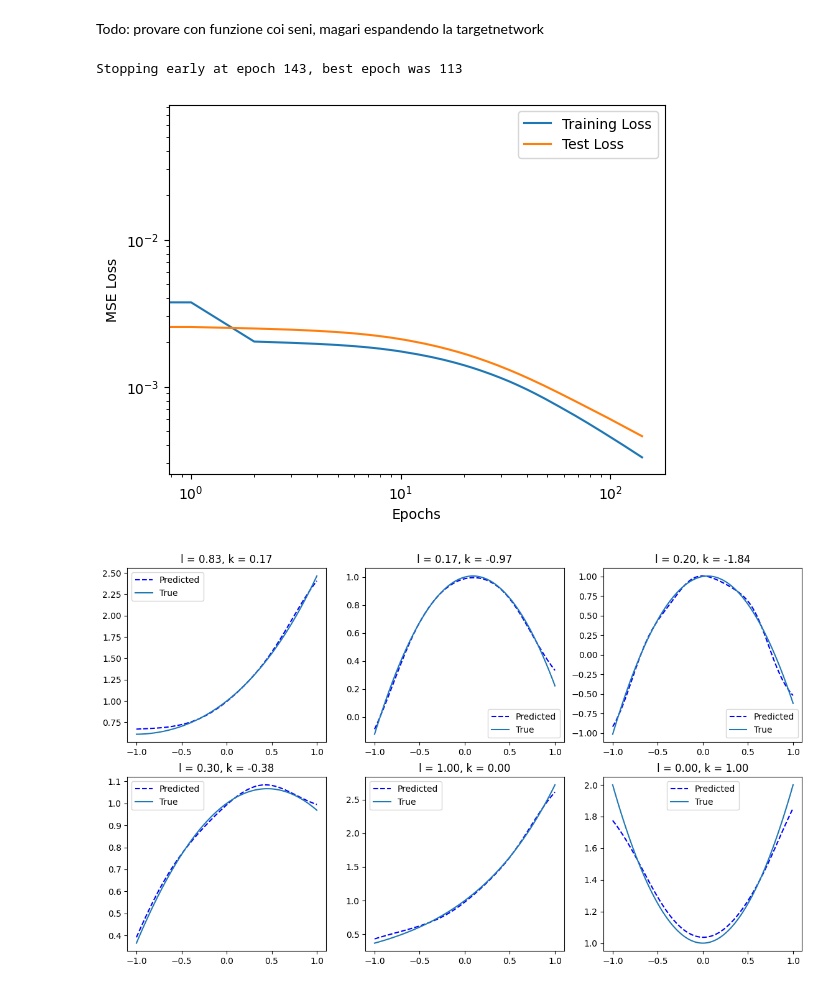
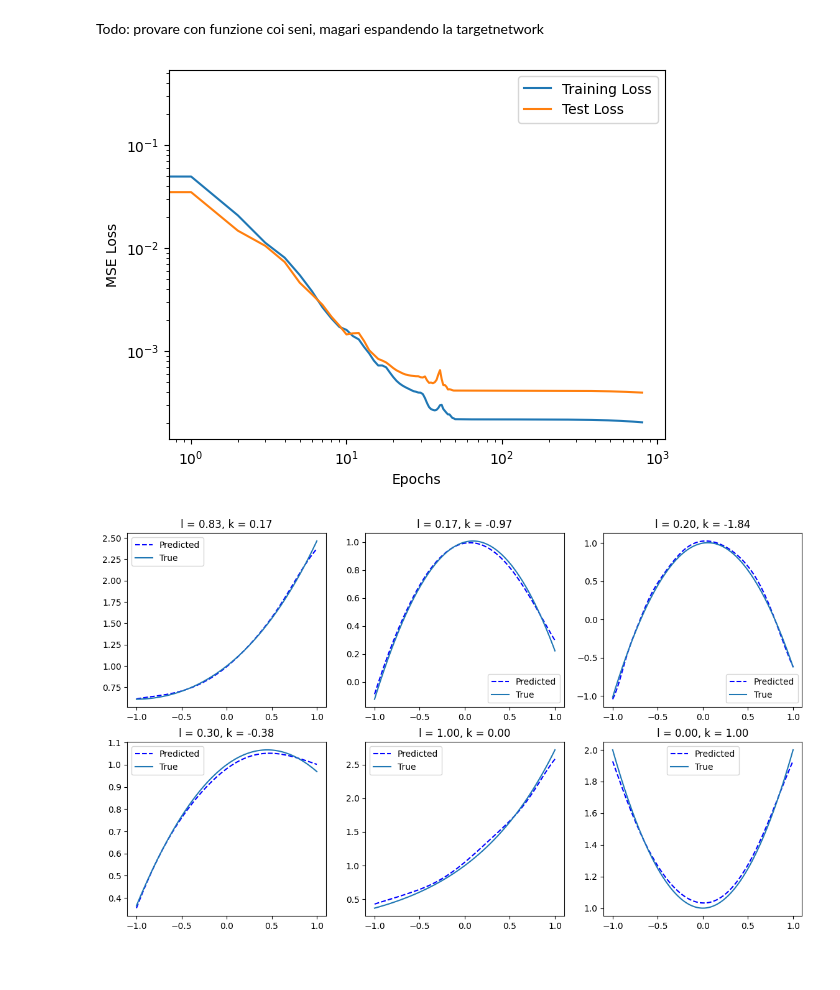
Before and after one commit to Riccardo-Rota/JAX_Hypernetworks, a Jupyter notebook: new_hypernet_expL.ipynb, the cells around one changed output. Saved outputs shown, nothing was run; the diff lists cells and outputs as text; code cells hidden in the pictures.

```diff
--- a/new_hypernet_expL.ipynb
+++ b/new_hypernet_expL.ipynb
@@ -41,7 +41,7 @@ l_domain = (0, 1)
 k_domain = (-2, 2)
 x_domain = (-1, 1)
 N = 5000
-n_realizations = 3
+n_realizations = 5
 mu, l, k, x = variables_generator(N=N, n_realizations=n_realizations, var_names=['x'], var_domains=[x_domain], hypervar_domains=[mu_domain, l_domain, k_domain], hypervar_names=['mu', 'l', 'k'], key=key).values()
 y = f_to_learn(mu, l, k, x)
 X = jnp.stack([mu, l, k, x], axis=1)
@@ -50,8 +50,8 @@ X = jnp.stack([mu, l, k, x], axis=1)
 split_idx = int(N * 0.8)
 X_train, X_test = X[:split_idx], X[split_idx:]
 y_train, y_test = y[:split_idx], y[split_idx:]
-train_dataloader = DataLoader(X_train, y_train, batch_size=8, shuffle=True)
-test_dataloader = DataLoader(X_test, y_test, batch_size=8, shuffle=False)
+train_dataloader = DataLoader(X_train, y_train, batch_size=1024, shuffle=True)
+test_dataloader = DataLoader(X_test, y_test, batch_size=1024, shuffle=False)
 # %%
 # FOR NOW: TARGET NETWORK WITH KNOWN FIXED NUMBER OF PARAMETERS
 targetnetwork = MLP(input_dim=1, output_dim=1, hidden_dims=[8, 8], num_hidden_layers=2, rngs=nnx.Rngs(0), activation_functions=[nnx.tanh, nnx.tanh])
@@ -60,7 +60,8 @@ hypernetwork = MLP(input_dim=3, output_dim=num_params, hidden_dims=[32, 32, 128]
 epochs = 800
 
 # TRAINING AND EVALUATION: DO WE WANT TO PUT THE TRAINING LOOP IN A FUNCTION?
-lr_schedule = optax.linear_schedule(init_value=1e-2, end_value=1e-5, transition_steps=epochs)
+#lr_schedule = optax.linear_schedule(init_value=1e-2, end_value=1e-6, transition_steps=epochs)
+lr_schedule = optax.schedules.cosine_decay_schedule(init_value=1e-2, decay_steps=epochs, alpha=1e-6)
 # TODO: understand how to use optax.contrib.reduce_on_plateau(), in particular what "accumulation_size" input means
 optimizer = nnx.Optimizer(hypernetwork, optax.adam(learning_rate=lr_schedule))
 
@@ -70,7 +71,7 @@ training_loss_history = []
 test_loss_history = []
 
 # Early stopping setup
-early_stopping = EarlyStopping(patience=30, min_delta=1e-4)
+#early_stopping = EarlyStopping(patience=30, min_delta=1e-4)
 
 pbar = tqdm(range(epochs))
 for epoch in pbar:
@@ -91,25 +92,24 @@ for epoch in pbar:
         test_metrics.update(loss=loss_step.item(), rrmse=rrmse_step.item())
     step = epoch
     lr_value = lr_schedule(step)
-    early_stopping(test_metrics.compute()['MSE'].item(), hypernetwork, epoch)
-    pbar.set_postfix({"training MSE": training_metrics.compute()['MSE'].item(), "training RRMSE": training_metrics.compute()['RRMSE'].item(), "test MSE": test_metrics.compute()['MSE'].item(), "test RRMSE": test_metrics.compute()['RRMSE'].item(), "learning rate": lr_value, "best epoch": early_stopping.best_epoch + 1})
+    #early_stopping(test_metrics.compute()['MSE'].item(), hypernetwork, epoch)
+    #pbar.set_postfix({"training MSE": training_metrics.compute()['MSE'].item(), "training RRMSE": training_metrics.compute()['RRMSE'].item(), "test MSE": test_metrics.compute()['MSE'].item(), "test RRMSE": test_metrics.compute()['RRMSE'].item(), "learning rate": lr_value, "best epoch": early_stopping.best_epoch + 1})
+    pbar.set_postfix({"training MSE": training_metrics.compute()['MSE'].item(), "training RRMSE": training_metrics.compute()['RRMSE'].item(), "test MSE": test_metrics.compute()['MSE'].item(), "test RRMSE": test_metrics.compute()['RRMSE'].item(), "learning rate": lr_value})
     training_loss_history.append(training_metrics.compute()['MSE'].item())
     test_loss_history.append(test_metrics.compute()['MSE'].item())
     # Early stopping check
-    if early_stopping.should_stop:
-        print(f"Stopping early at epoch {epoch+1}, best epoch was {early_stopping.best_epoch+1}")
-        break
+    # if early_stopping.should_stop:
+    #     print(f"Stopping early at epoch {epoch+1}, best epoch was {early_stopping.best_epoch+1}")
+    #     break
-# %% [output]
-Stopping early at epoch 143, best epoch was 113
 # %%
-plt.loglog(range(epochs)[:143], training_loss_history, label='Training Loss')
-plt.loglog(range(epochs)[:143], test_loss_history, label='Test Loss')
+plt.loglog(range(epochs), training_loss_history, label='Training Loss')
+plt.loglog(range(epochs), test_loss_history, label='Test Loss')
 plt.xlabel('Epochs')
 plt.ylabel('MSE Loss')
 plt.legend()
 plt.show()
 # %% [output]
-[figure, old version]
+[figure, new version]
 # %%
 # PLOTTING RESULTS ON SOME EXAMPLES
 N_example = 4
@@ -148,4 +148,4 @@ for i, data in enumerate(plots_data[0:6]):
     ax[i//num_cols, i%num_cols].set_title(f'l = {data["params"][1]:.2f}, k = {data["params"][2]:.2f}')
 plt.show()
 # %% [output]
-[figure, old version]
+[figure, new version]
```
Also changed, not shown: 3 other files.
